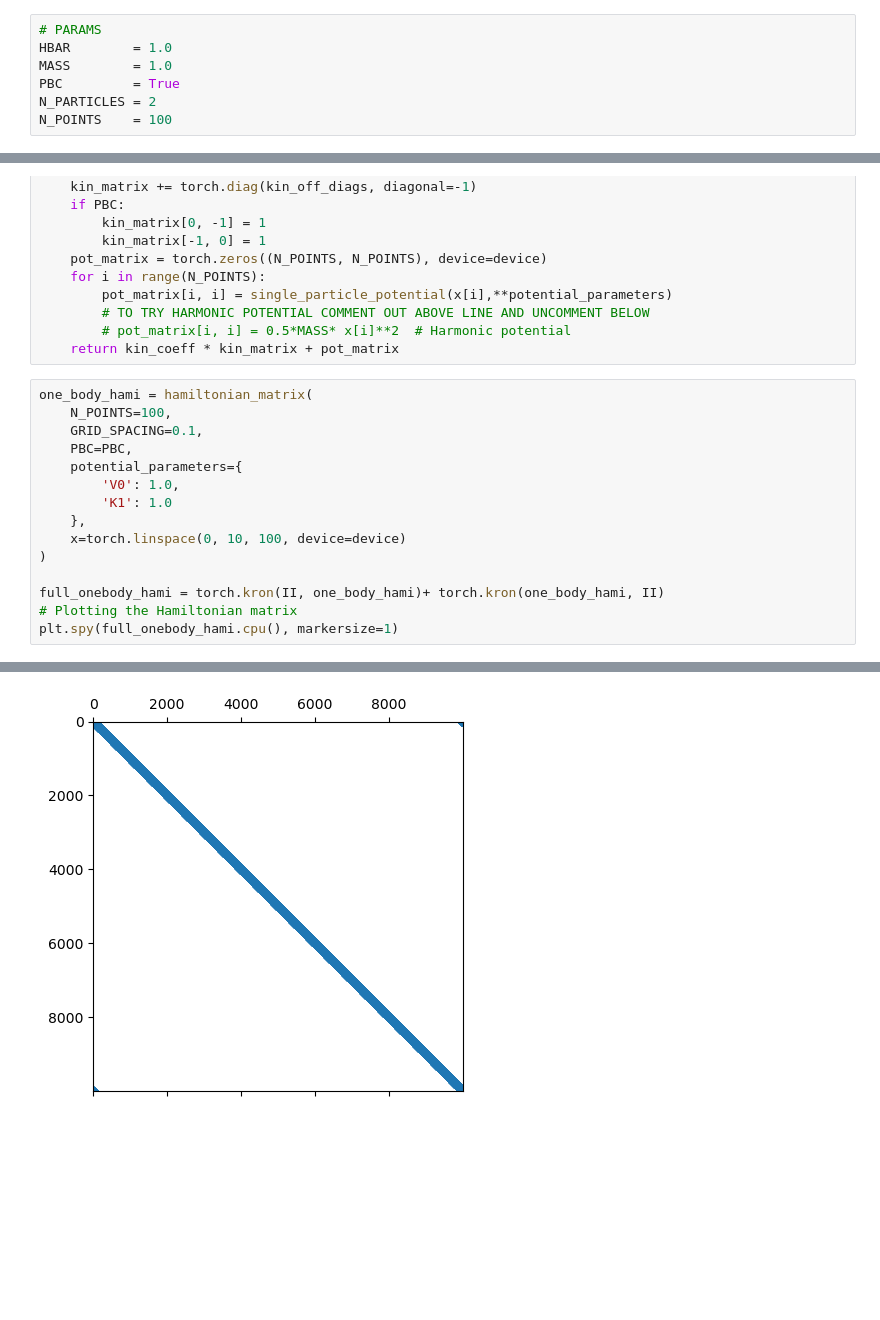
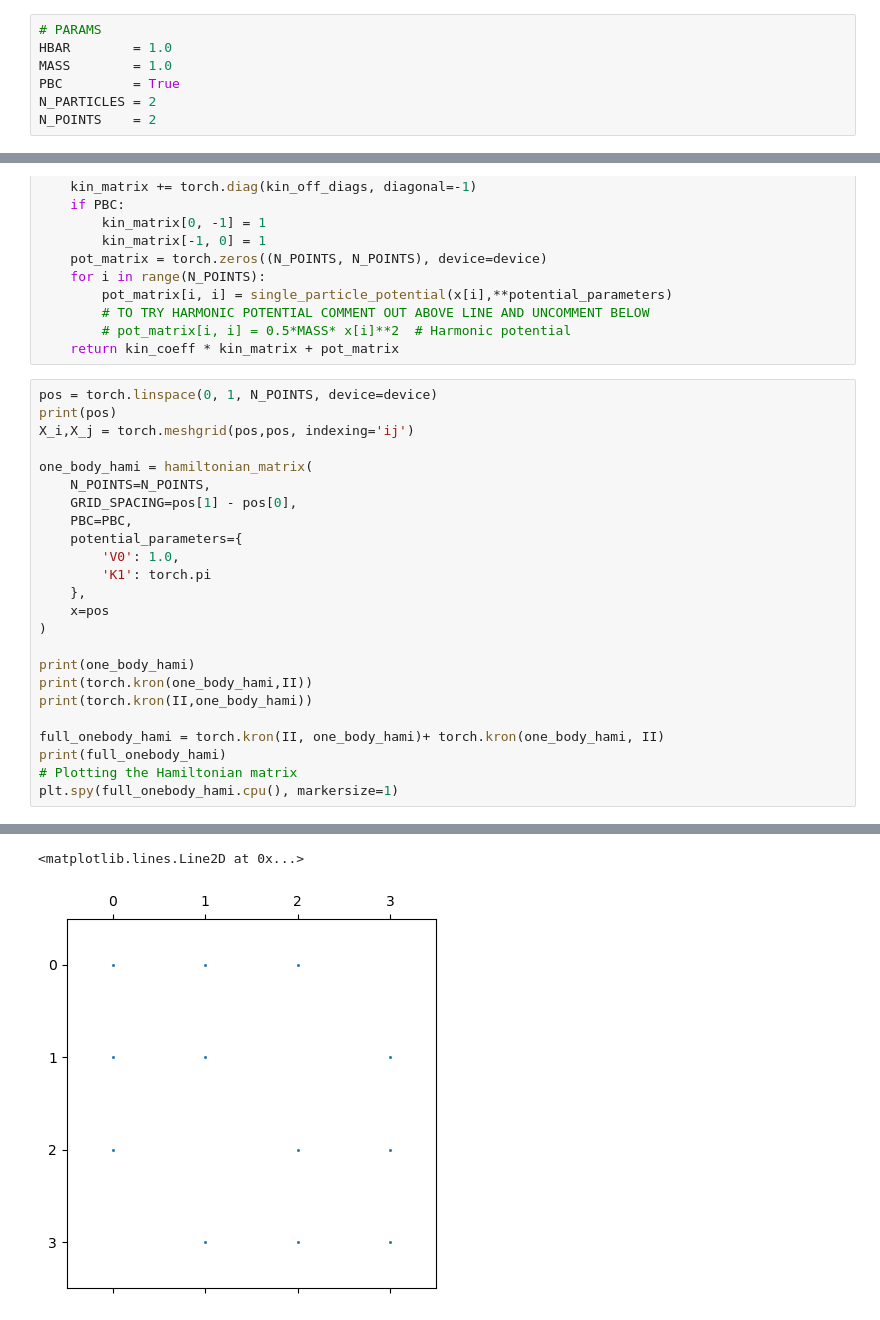
Before and after one commit to pfargas/optical-lattice-with-ANN, a Jupyter notebook: 2_particles.ipynb, the cells around one changed output, grey strips where cells are left out. Cells and saved outputs as stored; diff of their text form; blank space fills up the shorter version.

```diff
--- a/2_particles.ipynb
+++ b/2_particles.ipynb
@@ -9,7 +9,7 @@ HBAR        = 1.0
 MASS        = 1.0
 PBC         = True
 N_PARTICLES = 2
-N_POINTS    = 100
+N_POINTS    = 2
 # %% [markdown]
 # Two particles
 # %% [markdown]
@@ -82,18 +82,27 @@ def hamiltonian_matrix(N_POINTS, GRID_SPACING, PBC, potential_parameters, x):
         # pot_matrix[i, i] = 0.5*MASS* x[i]**2  # Harmonic potential
     return kin_coeff * kin_matrix + pot_matrix
 # %%
+pos = torch.linspace(0, 1, N_POINTS, device=device)
+print(pos)
+X_i,X_j = torch.meshgrid(pos,pos, indexing='ij')
+
 one_body_hami = hamiltonian_matrix(
-    N_POINTS=100,
-    GRID_SPACING=0.1,
+    N_POINTS=N_POINTS,
+    GRID_SPACING=pos[1] - pos[0],
     PBC=PBC,
     potential_parameters={
         'V0': 1.0,
-        'K1': 1.0
+        'K1': torch.pi
     },
-    x=torch.linspace(0, 10, 100, device=device)
+    x=pos
 )
 
+print(one_body_hami)
+print(torch.kron(one_body_hami,II))
+print(torch.kron(II,one_body_hami))
+
 full_onebody_hami = torch.kron(II, one_body_hami)+ torch.kron(one_body_hami, II)
+print(full_onebody_hami)
 # Plotting the Hamiltonian matrix
 plt.spy(full_onebody_hami.cpu(), markersize=1)
 # %% [output]
@@ -101,4 +124,5 @@ plt.spy(full_onebody_hami.cpu(), markersize=1)
+<matplotlib.lines.Line2D at 0x...>
-[figure, old version]
+[figure, new version]
 # %%
 def interaction_potential(x1, x2, g):
     """Define the interaction potential between two particles."""
```
Also changed, not shown: parts of 7 cells of this notebook, 2 other files.
